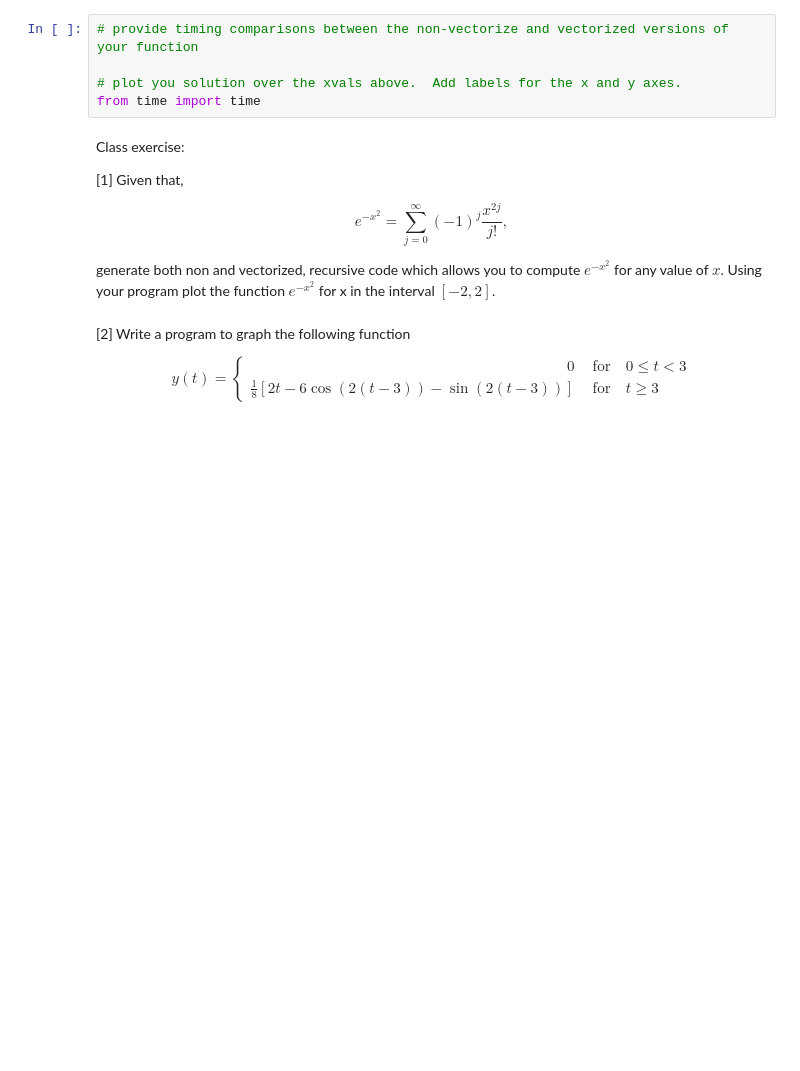
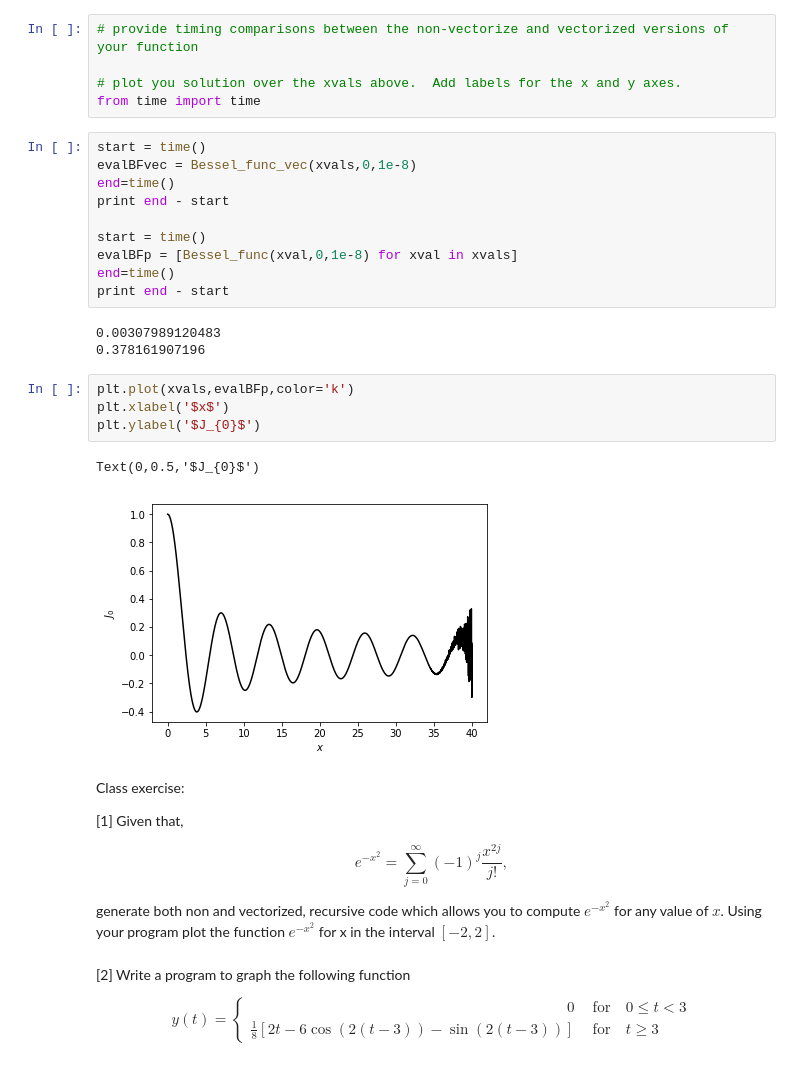
Before and after one commit to uduakgeorge/M340, a Jupyter notebook: Math-340-Notebooks-master/Lectures/Course_Lectures/Lecture_Four_Loops_Class_file.ipynb, the cells around one changed output. Cells and saved outputs as stored; diff of their text form; blank space fills up the shorter version.

```diff
--- a/Math-340-Notebooks-master/Lectures/Course_Lectures/Lecture_Four_Loops_Class_file.ipynb
+++ b/Math-340-Notebooks-master/Lectures/Course_Lectures/Lecture_Four_Loops_Class_file.ipynb
@@ -604,6 +648,26 @@ from copy import copy
 
 # plot you solution over the xvals above.  Add labels for the x and y axes.
 from time import time
+# %%
+start = time()
+evalBFvec = Bessel_func_vec(xvals,0,1e-8)
+end=time()
+print end - start
+
+start = time()
+evalBFp = [Bessel_func(xval,0,1e-8) for xval in xvals]
+end=time()
+print end - start
+# %% [output]
+0.00307989120483
+0.378161907196
+# %%
+plt.plot(xvals,evalBFp,color='k')
+plt.xlabel('$x$')
+plt.ylabel('$J_{0}$')
+# %% [output]
+Text(0,0.5,'$J_{0}$')
+[figure, added]
 # %% [markdown]
 Class exercise:
 
```
Also changed, not shown: parts of 6 cells of this notebook.
